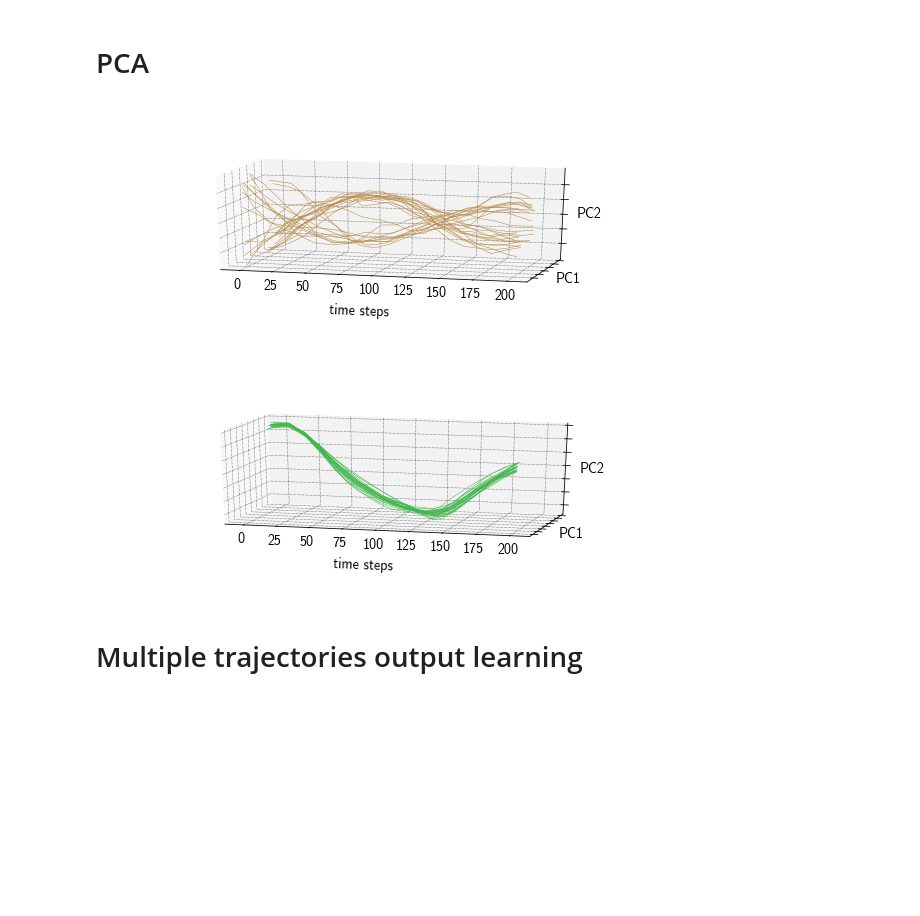
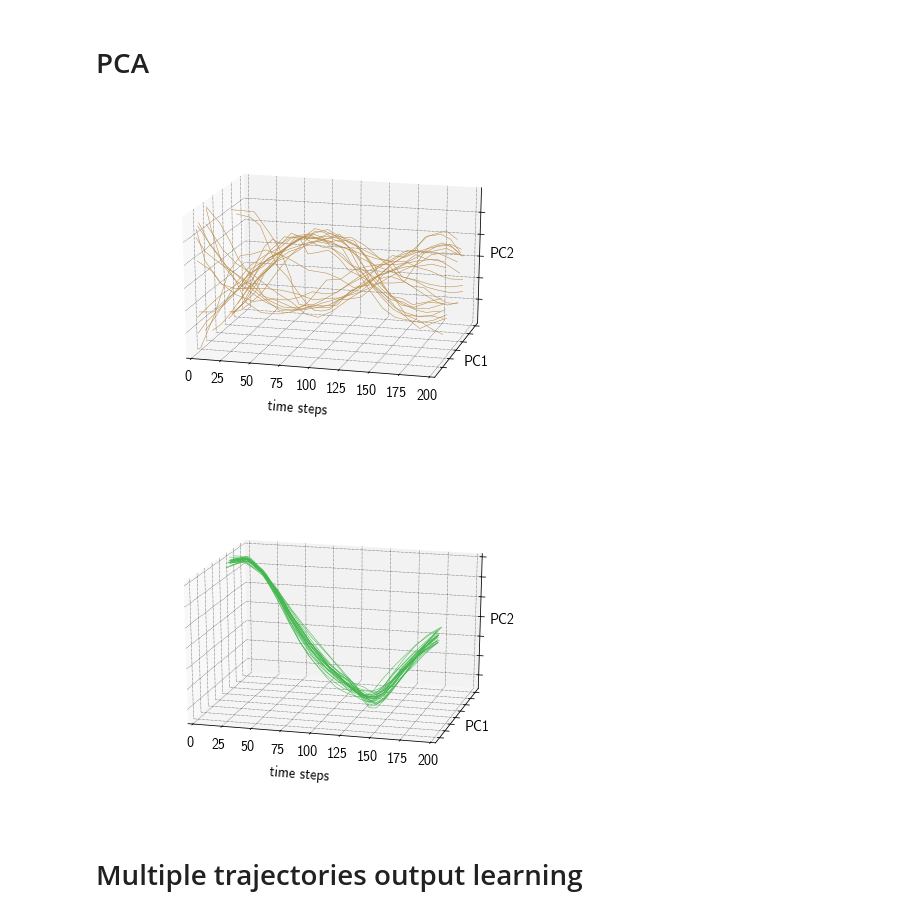
Before and after one commit to sagacitysite/pelenet, a Jupyter notebook: readout-learning_comparison.ipynb, the cells around one changed output. Drawn from its saved outputs; the diff is of its cells as text; code cells hidden in the pictures; blank space fills up the shorter version.

```diff
--- a/readout-learning_comparison.ipynb
+++ b/readout-learning_comparison.ipynb
@@ -82,6 +135,4 @@ def plotDiffMean(diffsRand, diffsAniso):
     pl = plt.show()
-# %%
-p = readParameters()
 # %%
 diffsRand = calcTrialDiffs(sExRand)
 diffsAniso = calcTrialDiffs(sExAniso)
@@ -106,28 +157,32 @@ def pcaAllTrials(bins):
 
     return np.array(dtrans)
 
-def plotPca1d(pc, color):
+def plotPca1d(pc, color, name):
     for i in range(p.trials):
         plt.plot(np.arange(0,p.stepsPerTrial,binSize), pc[i,:,0], linewidth=0.5, color=color)
     plt.xlabel('time steps')
-    #plt.savefig(exp.net.plot.plotDir + 'pca1d.' + exp.p.pltFileType)
-    p = plt.show()
+    plt.savefig('plots/figure5/pca1d_'+name+'.svg')
+    pl = plt.show()
 
-def plotPca2d(pc, color):
-    plt.figure(figsize=(10,4))
+def plotPca2d(pc, color, name):
+    #plt.figure(figsize=(10,4))
+    plt.figure(figsize=(8,6))
     ax = plt.axes(projection='3d')
     for i in range(p.trials):
         ax.plot3D(np.arange(0,p.stepsPerTrial,binSize), pc[i,:,0], pc[i,:,1], linewidth=0.5, color=color)
     ax.view_init(20,285)
     #ax.set_yticks([])
     #ax.set_zticks([])
+    plt.xlim(0,200)
     ax.yaxis.set_ticklabels([])
     ax.zaxis.set_ticklabels([])
-    ax.set_xlabel('time steps', labelpad=40)
+    #ax.set_xlabel('time steps', labelpad=40)
+    ax.set_xlabel('time steps', labelpad=20)
     ax.set_ylabel('PC1', labelpad=-5)
     ax.set_zlabel('PC2', labelpad=-5)
-    ax.get_proj = lambda: np.dot(Axes3D.get_proj(ax), np.diag([1, 0.5, 0.8, 1]))  # scale_x, scale_y, scale_z, 1
-    #plt.savefig(exp.net.plot.plotDir + 'pca3d.' + exp.p.pltFileType)
+    #ax.get_proj = lambda: np.dot(Axes3D.get_proj(ax), np.diag([1, 0.5, 0.8, 1]))  # scale_x, scale_y, scale_z, 1
+    ax.get_proj = lambda: np.dot(Axes3D.get_proj(ax), np.diag([1, 0.8, 0.8, 1]))  # scale_x, scale_y, scale_z, 1
+    plt.savefig('plots/figure5/pca2d_'+name+'.svg')
     pl = plt.show()
 # %%
 # Calculate bins
@@ -138,11 +193,11 @@ bExAniso = getBinnedSpikes(sExAniso)
 p2ExRand = pcaAllTrials(bExRand)
 p2ExAniso = pcaAllTrials(bExAniso)
 # %%
-plotPca2d(p2ExRand, p.pltColor4)
-plotPca2d(p2ExAniso, p.pltColor3)
+plotPca2d(p2ExRand, p.pltColor4, 'random')
+plotPca2d(p2ExAniso, p.pltColor3, 'anisotropic')
 # %% [output]
-[figure, old version]
+[figure, new version]
-[figure, old version]
+[figure, new version]
 # %% [markdown]
 # Multiple trajectories output learning
 # %% [markdown]
```
Also changed, not shown: parts of 26 cells of this notebook, 5 other files.
